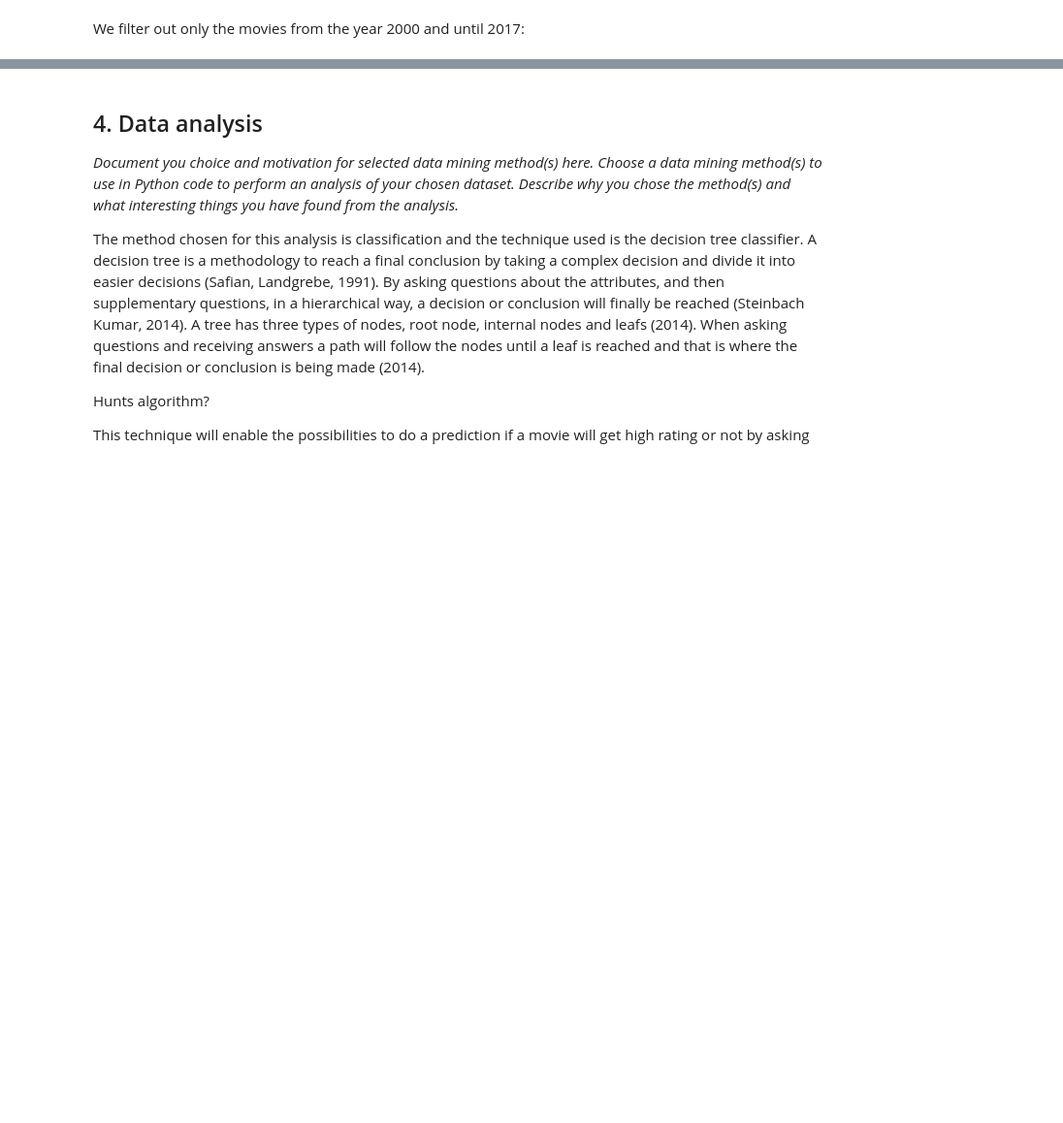
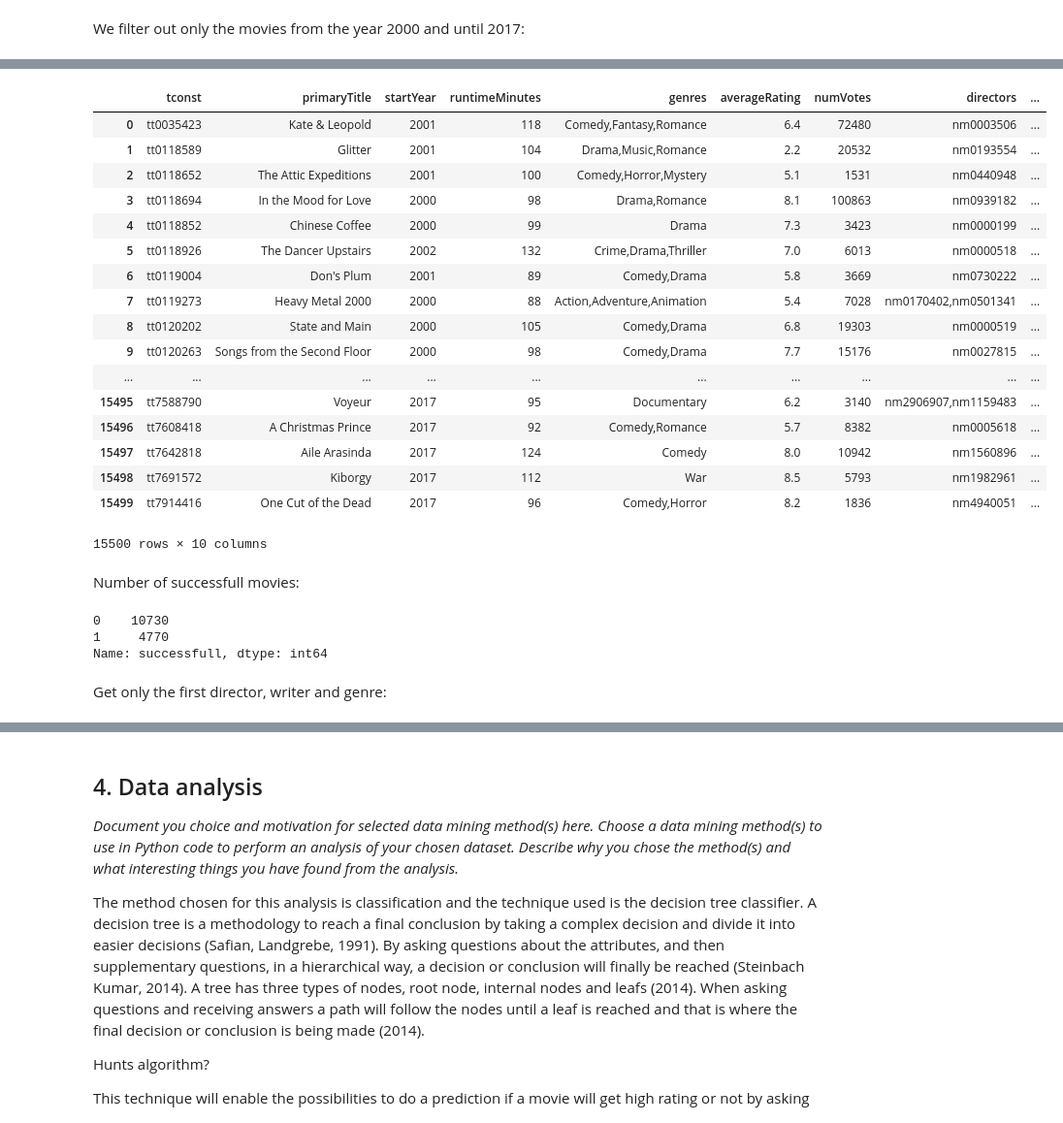
Before and after one commit to philipohlund/2IS063_project, a Jupyter notebook: Data Mining Project.ipynb, the cells around one changed output, grey strips where cells are left out. Shown at 97% size. Saved outputs shown, nothing was run; the diff lists cells and outputs as text; code cells hidden in the pictures; blank space fills up the shorter version.

```diff
--- a/Data Mining Project.ipynb
+++ b/Data Mining Project.ipynb
@@ -149,4 +168,3 @@ We filter out all ratings with less than 1000 votes and with an average rating a
 # %%
 title_ratings_filtered = title_ratings.loc[title_ratings['numVotes'] >= 1000]
-title_ratings_filtered = title_ratings_filtered.loc[title_ratings_filtered['averageRating'] >= 8.0]
 title_ratings_filtered
@@ -158,0 +239,34 @@ movies_ratings_crew
+# %%
+import numpy as np
+
+movies_ratings_crew['successfull'] = np.where(movies_ratings_crew['averageRating']>=7.0, '1', '0')
+movies_ratings_crew
+# %% [output]
+|  | tconst | primaryTitle | startYear | runtimeMinutes | genres | averageRating | numVotes | directors | ... |
+| 0 | tt0035423 | Kate & Leopold | 2001 | 118 | Comedy,Fantasy,Romance | 6.4 | 72480 | nm0003506 | ... |
+| 1 | tt0118589 | Glitter | 2001 | 104 | Drama,Music,Romance | 2.2 | 20532 | nm0193554 | ... |
+| 2 | tt0118652 | The Attic Expeditions | 2001 | 100 | Comedy,Horror,Mystery | 5.1 | 1531 | nm0440948 | ... |
+| 3 | tt0118694 | In the Mood for Love | 2000 | 98 | Drama,Romance | 8.1 | 100863 | nm0939182 | ... |
+| 4 | tt0118852 | Chinese Coffee | 2000 | 99 | Drama | 7.3 | 3423 | nm0000199 | ... |
+| 5 | tt0118926 | The Dancer Upstairs | 2002 | 132 | Crime,Drama,Thriller | 7.0 | 6013 | nm0000518 | ... |
+| 6 | tt0119004 | Don's Plum | 2001 | 89 | Comedy,Drama | 5.8 | 3669 | nm0730222 | ... |
+| 7 | tt0119273 | Heavy Metal 2000 | 2000 | 88 | Action,Adventure,Animation | 5.4 | 7028 | nm0170402,nm0501341 | ... |
+| 8 | tt0120202 | State and Main | 2000 | 105 | Comedy,Drama | 6.8 | 19303 | nm0000519 | ... |
+| 9 | tt0120263 | Songs from the Second Floor | 2000 | 98 | Comedy,Drama | 7.7 | 15176 | nm0027815 | ... |
+| ... | ... | ... | ... | ... | ... | ... | ... | ... | ... |
+| 15495 | tt7588790 | Voyeur | 2017 | 95 | Documentary | 6.2 | 3140 | nm2906907,nm1159483 | ... |
+| 15496 | tt7608418 | A Christmas Prince | 2017 | 92 | Comedy,Romance | 5.7 | 8382 | nm0005618 | ... |
+| 15497 | tt7642818 | Aile Arasinda | 2017 | 124 | Comedy | 8.0 | 10942 | nm1560896 | ... |
+| 15498 | tt7691572 | Kiborgy | 2017 | 112 | War | 8.5 | 5793 | nm1982961 | ... |
+| 15499 | tt7914416 | One Cut of the Dead | 2017 | 96 | Comedy,Horror | 8.2 | 1836 | nm4940051 | ... |
+15500 rows × 10 columns
+# %% [markdown]
+Number of successfull movies:
+# %%
+movies_ratings_crew.successfull.value_counts()
+# %% [output]
+0    10730
+1     4770
+Name: successfull, dtype: int64
+# %% [markdown]
+Get only the first director, writer and genre:
```
Also changed, not shown: parts of 10 cells of this notebook.
